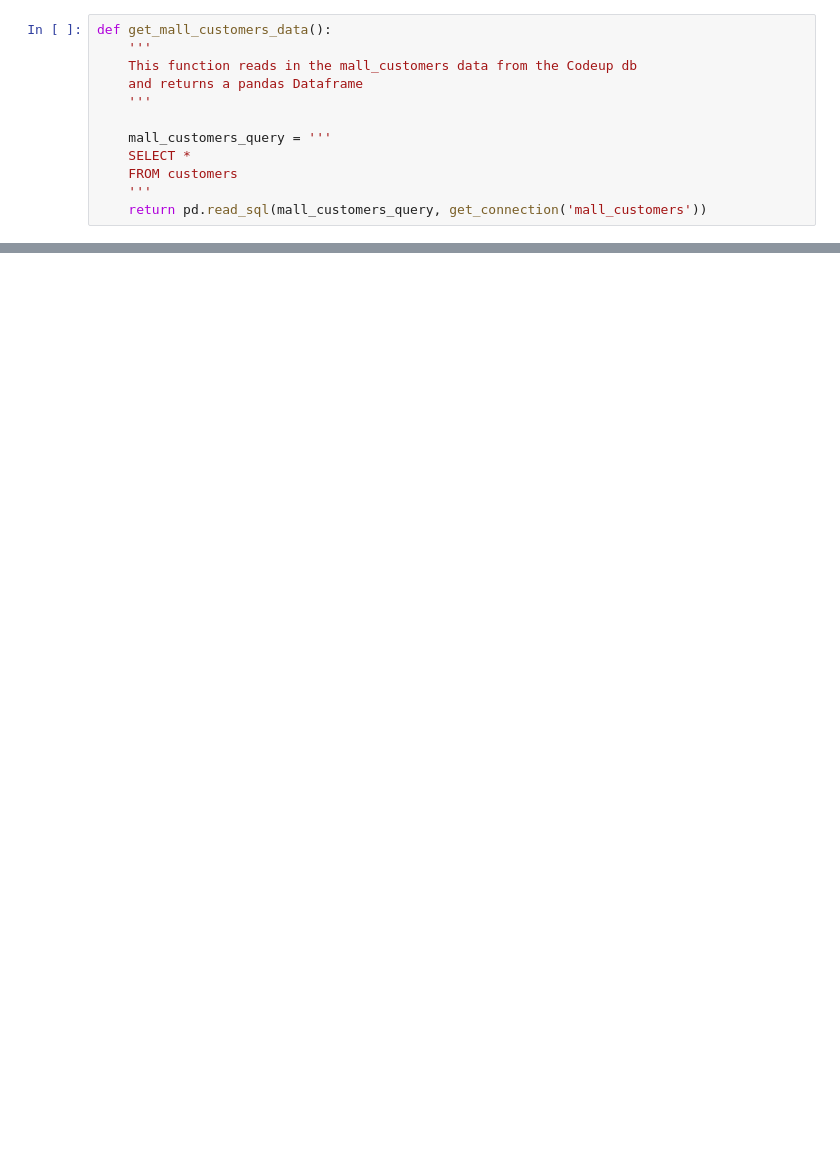
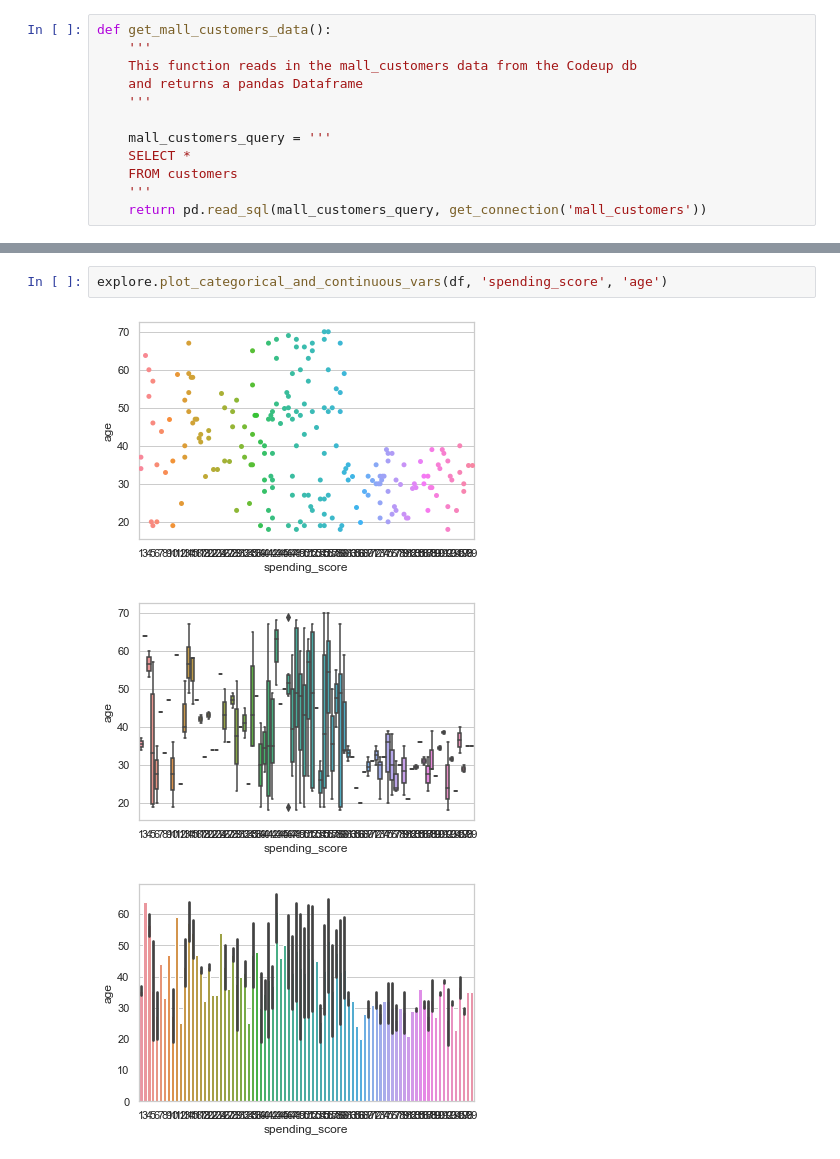
Before and after one commit to natasharivers/regression-exercises, a Jupyter notebook: explore.ipynb, the cells around one changed output, grey strips where cells are left out. Cells and saved outputs as stored; diff of their text form; blank space fills up the shorter version.

```diff
--- a/explore.ipynb
+++ b/explore.ipynb
@@ -191,0 +209,6 @@ def get_mall_customers_data():
+# %%
+explore.plot_categorical_and_continuous_vars(df, 'spending_score', 'age')
+# %% [output]
+[figure, added]
+[figure, added]
+[figure, added]
```
Also changed, not shown: parts of 4 cells of this notebook.
